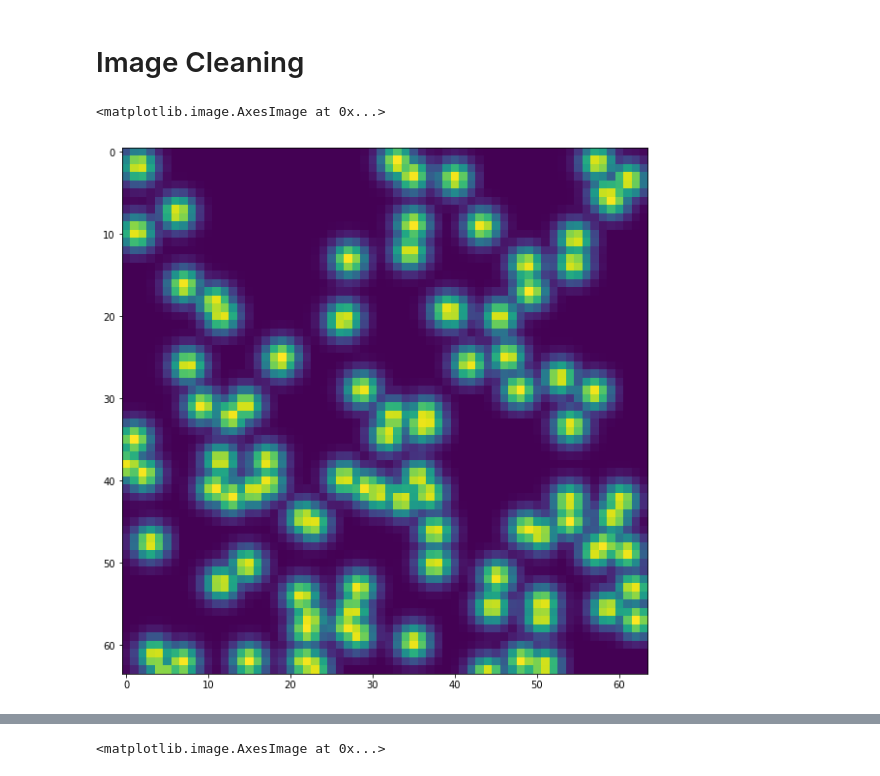
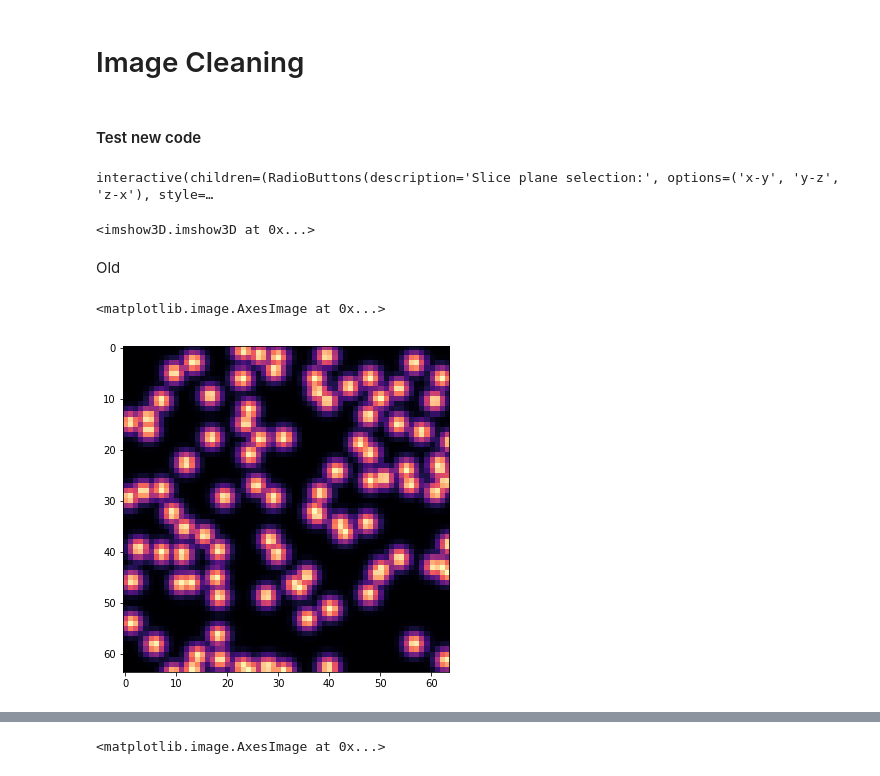
Before and after one commit to mohakpatel/ImageCleaning, a Jupyter notebook: src/ImageCleaning.ipynb, the cells around one changed output, grey strips where cells are left out. Saved outputs shown, nothing was run; the diff lists cells and outputs as text; code cells hidden in the pictures.

```diff
--- a/src/ImageCleaning.ipynb
+++ b/src/ImageCleaning.ipynb
@@ -10,3 +11,15 @@ import image_generation as imgen
 
 import matplotlib.pyplot as plt
 %matplotlib inline
+# %% [markdown]
+#### Test new code
+# %%
+sigma = np.array([1, 1, 1])
+sizeI = np.array([64, 64, 64])
+pts = utils.random_seed_locations(1000, sizeI)
+
+I = utils.seedBeadsN(pts, sizeI, sigma)
+imshow3D(I)
+# %% [output]
+interactive(children=(RadioButtons(description='Slice plane selection:', options=('x-y', 'y-z', 'z-x'), style=…
+<imshow3D.imshow3D at 0x...>
@@ -13,15 +31,17 @@ import matplotlib.pyplot as plt
+# %% [markdown]
+Old
 # %%
 sigma = np.array([1, 1])
 sizeI = np.array([64, 64])
 pts = utils.random_seed_locations(100, sizeI)
 
 I = utils.seedBeadsN(pts, sizeI, sigma)
 
-plt.figure(figsize=(10,10))
-plt.imshow(I)
+plt.figure(figsize=(6,6))
+plt.imshow(I, cmap='magma')
 # %% [output]
 <matplotlib.image.AxesImage at 0x...>
-[figure, old version]
+[figure, new version]
 # %%
 I_noise = utils.add_poisson_noise(I, 3)
 I_noise = utils.add_gaussian_noise(I_noise, 0, 0.15)
```
Also changed, not shown: parts of 4 cells of this notebook.
